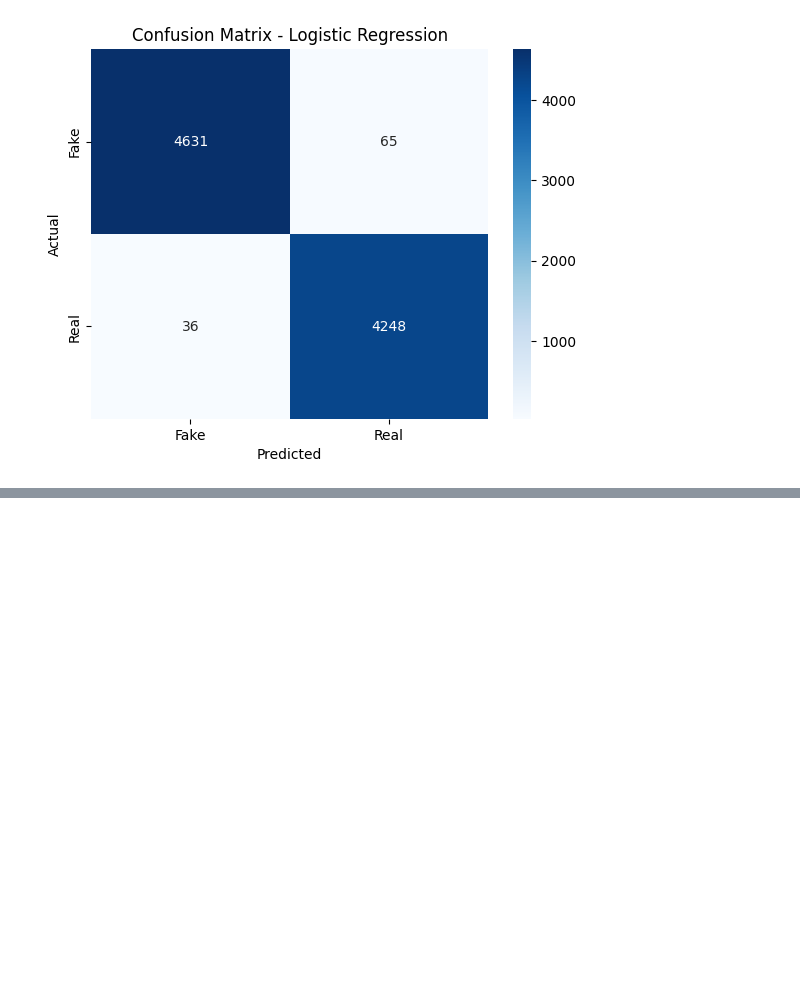
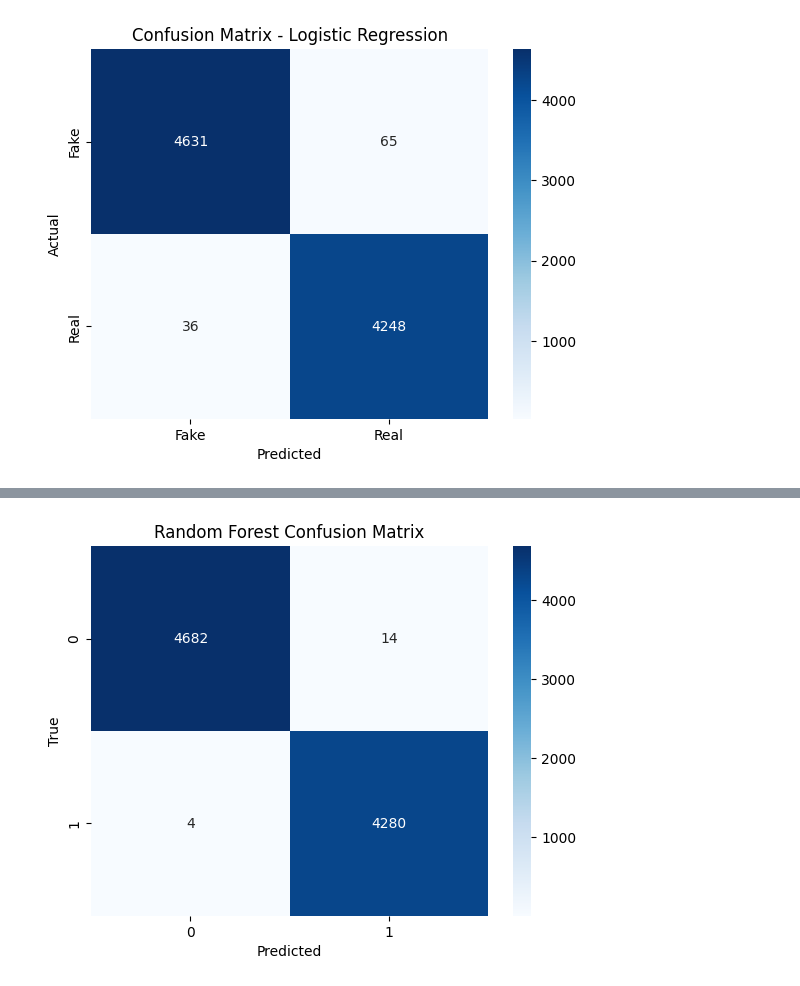
Before and after one commit to muzeyir/Fake-News-Detection-NLP, a Jupyter notebook: notebooks/FakeNewsDetection.ipynb, the cells around one changed output, grey strips where cells are left out. Saved outputs shown, nothing was run; the diff lists cells and outputs as text; code cells hidden in the pictures; blank space fills up the shorter version.

Commit message:
06 - perf(model): Achieve 99.8% accuracy with TF-IDF + Random Forest

```diff
--- a/notebooks/FakeNewsDetection.ipynb
+++ b/notebooks/FakeNewsDetection.ipynb
@@ -206,3 +206,16 @@ plt.title('Confusion Matrix - Logistic Regression')
 plt.show()
 # %% [output]
 [figure]
+# %%
+from sklearn.ensemble import RandomForestClassifier
+
+rf_model = RandomForestClassifier(n_estimators=100, random_state = 42)
+rf_model.fit(X_train, y_train)
+
+y_pred_rf = rf_model.predict(X_test)
+
+accuracy_rf = accuracy_score(y_test, y_pred_rf)
+print('Accuracy (Random Forest): ', accuracy_rf)
+
+print('\nClassification Report : \n')
+print(classification_report(y_test, y_pred_rf))
@@ -208,0 +235,9 @@ plt.show()
+# %%
+cm = confusion_matrix(y_test, y_pred_rf)
+sns.heatmap(cm, annot = True, fmt = 'd', cmap='Blues', xticklabels=[0,1], yticklabels=[0,1])
+plt.xlabel('Predicted')
+plt.ylabel('True')
+plt.title('Random Forest Confusion Matrix')
+plt.show()
+# %% [output]
+[figure, added]
```
Also changed, not shown: parts of 1 cell of this notebook.
